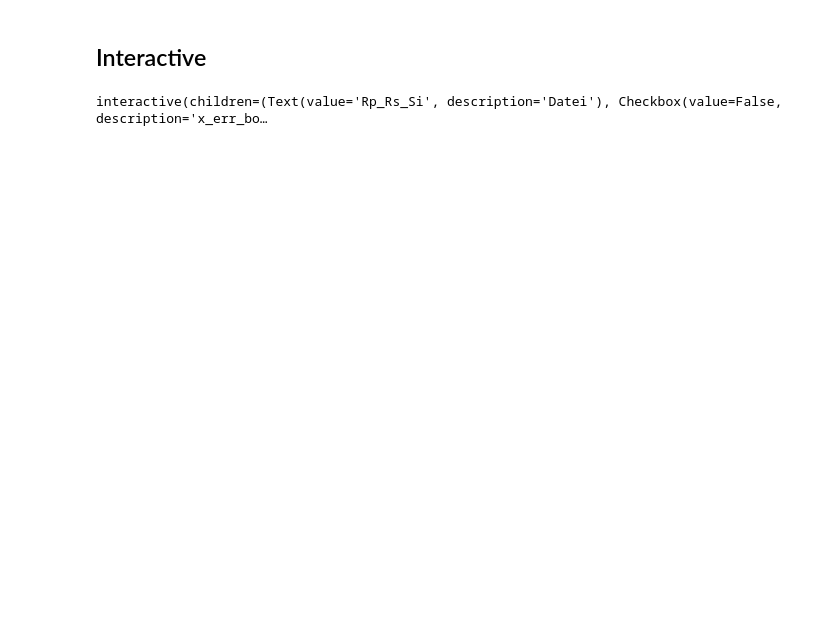
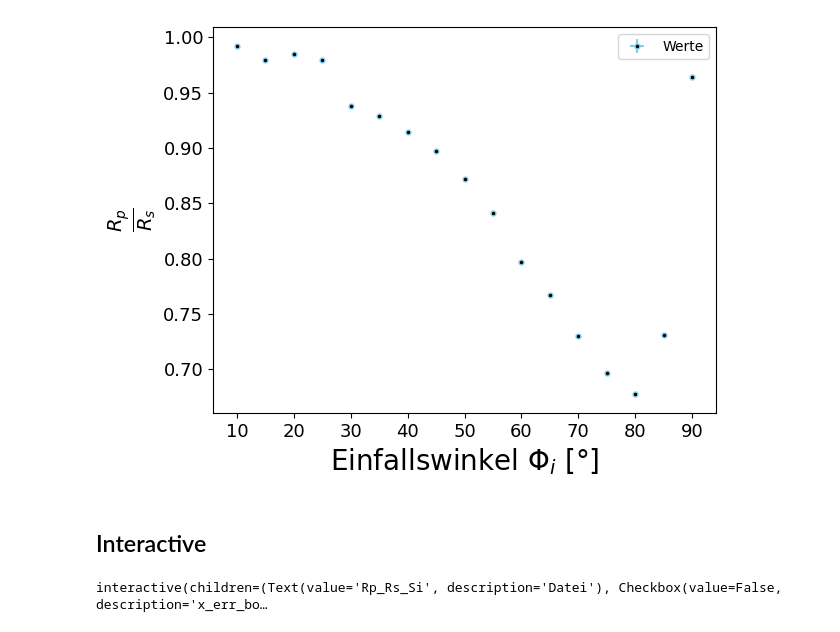
Before and after one commit to TimLockstedt/MP, a Jupyter notebook: FP09/Plot_Rp_Rs_Si.ipynb, the cells around one changed output. Saved outputs shown, nothing was run; the diff lists cells and outputs as text; code cells hidden in the pictures; blank space fills up the shorter version.

```diff
--- a/FP09/Plot_Rp_Rs_Si.ipynb
+++ b/FP09/Plot_Rp_Rs_Si.ipynb
@@ -273,0 +310,28 @@ def import_Data(Datei:str="dataset_1", x_err_bool = False, y_err_bool = False, D
+# %%
+Daten_0 = Data()
+Daten_1 = Data()
+Daten_2 = Data()
+Daten_3 = Data()
+Daten_4 = Data()
+Daten_5 = Data()
+
+for Daten_i, result, errors, material in zip([Daten_0, Daten_1, Daten_2, Daten_3, Daten_4, Daten_5], results, res_errors, lst_materialien):
+    Daten_i.set_FileName(f"Rp_Rs_{material}")
+    Daten_i.set_yerr(errors)
+    Daten_i.set_y(result)
+    Daten_i.set_x(np.flip(np.arange(10,95,5)))
+    Daten_i.set_xerr(0.2)
+    Daten_i.set_XName(r"Einfallswinkel $\Phi_i$ [°]")
+    Daten_i.set_YName(r"$\frac{R_p}{R_s}$")
+# %%
+plt.errorbar(y = Daten_0.get_y(), yerr = Daten_0.get_yerr(), x = Daten_0.get_x(), xerr = Daten_0.get_xerr(), \
+            fmt = 'o', markersize = 3.5, alpha = 1, mfc = 'black', c = 'skyblue', zorder = 0, \
+            label = r'Werte')
+plt.legend(loc='best')
+plt.ylabel(Daten_0.get_YName(), fontsize=20)
+plt.xlabel(Daten_0.get_XName(), fontsize=20)
+plt.xticks(fontsize=13)
+plt.yticks(fontsize=13)
+plt.tight_layout()
+# %% [output]
+[figure, added]
```
Also changed, not shown: parts of 8 cells of this notebook, 9 other files.
